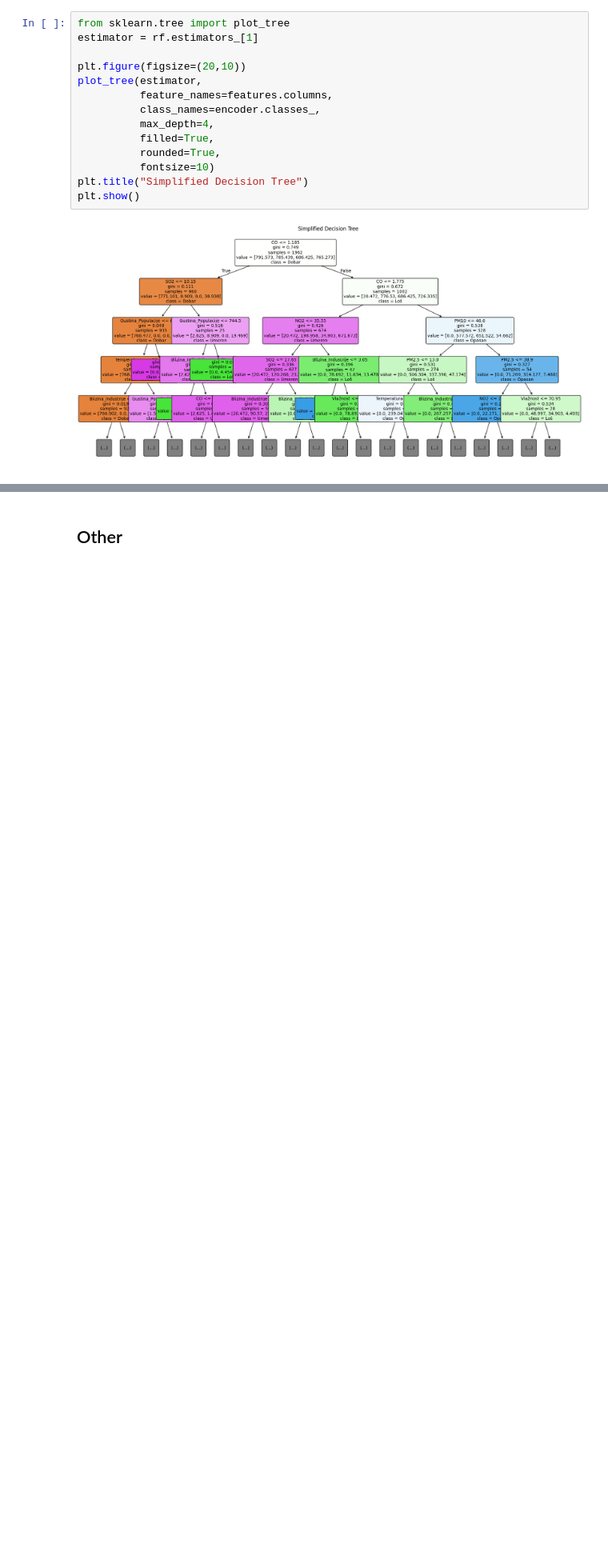
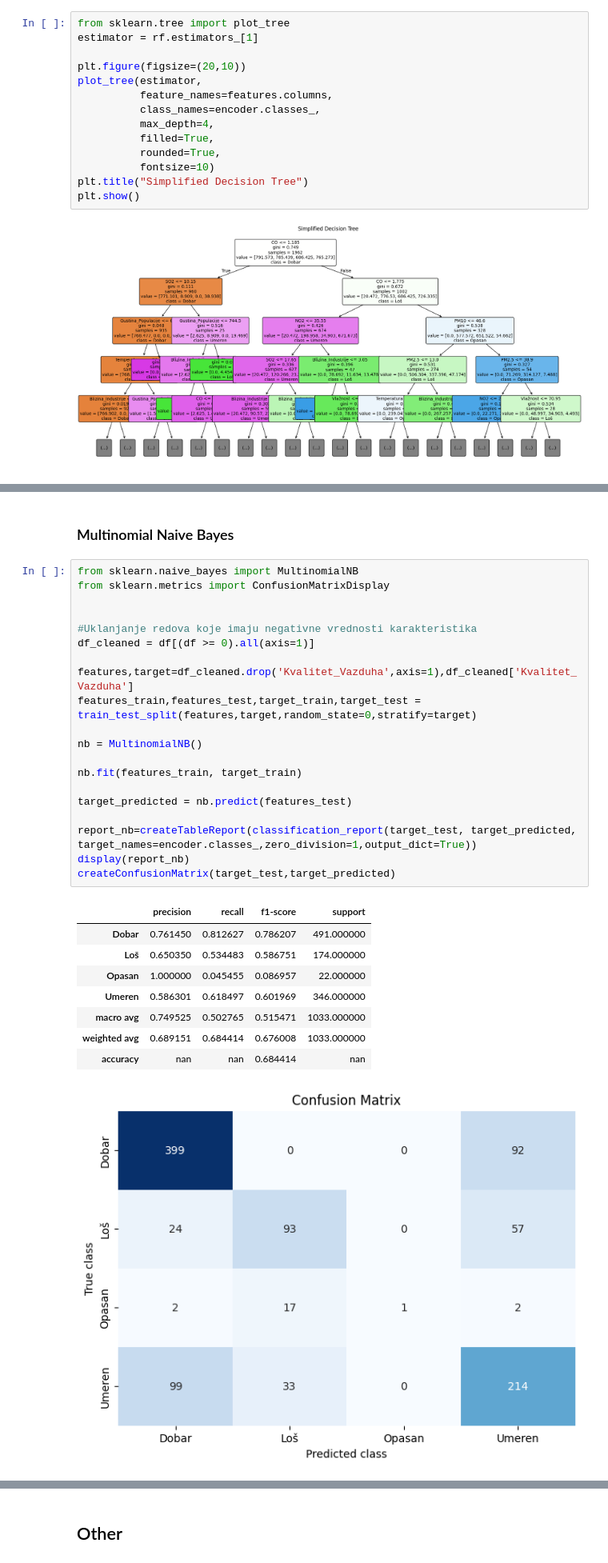
Before and after one commit to markoandjel/MachineLearning, a Jupyter notebook: _sources/main.ipynb, the cells around one changed output, grey strips where cells are left out. Shown at 80% size. Cells and saved outputs as stored; diff of their text form; blank space fills up the shorter version.

```diff
--- a/_sources/main.ipynb
+++ b/_sources/main.ipynb
@@ -328,0 +354,32 @@ plt.show()
+# %% [markdown]
+### Multinomial Naive Bayes
+# %%
+from sklearn.naive_bayes import MultinomialNB
+from sklearn.metrics import ConfusionMatrixDisplay
+
+
+#Uklanjanje redova koje imaju negativne vrednosti karakteristika
+df_cleaned = df[(df >= 0).all(axis=1)]
+
+features,target=df_cleaned.drop('Kvalitet_Vazduha',axis=1),df_cleaned['Kvalitet_Vazduha']
+features_train,features_test,target_train,target_test = train_test_split(features,target,random_state=0,stratify=target)
+
+nb = MultinomialNB()
+
+nb.fit(features_train, target_train)
+
+target_predicted = nb.predict(features_test)
+
+report_nb=createTableReport(classification_report(target_test, target_predicted, target_names=encoder.classes_,zero_division=1,output_dict=True))
+display(report_nb)
+createConfusionMatrix(target_test,target_predicted)
+# %% [output]
+|  | precision | recall | f1-score | support |
+| Dobar | 0.761450 | 0.812627 | 0.786207 | 491.000000 |
+| Loš | 0.650350 | 0.534483 | 0.586751 | 174.000000 |
+| Opasan | 1.000000 | 0.045455 | 0.086957 | 22.000000 |
+| Umeren | 0.586301 | 0.618497 | 0.601969 | 346.000000 |
+| macro avg | 0.749525 | 0.502765 | 0.515471 | 1033.000000 |
+| weighted avg | 0.689151 | 0.684414 | 0.676008 | 1033.000000 |
+| accuracy | nan | nan | 0.684414 | nan |
+[figure, added]
```
Also changed, not shown: parts of 19 cells of this notebook, 9 other files.
